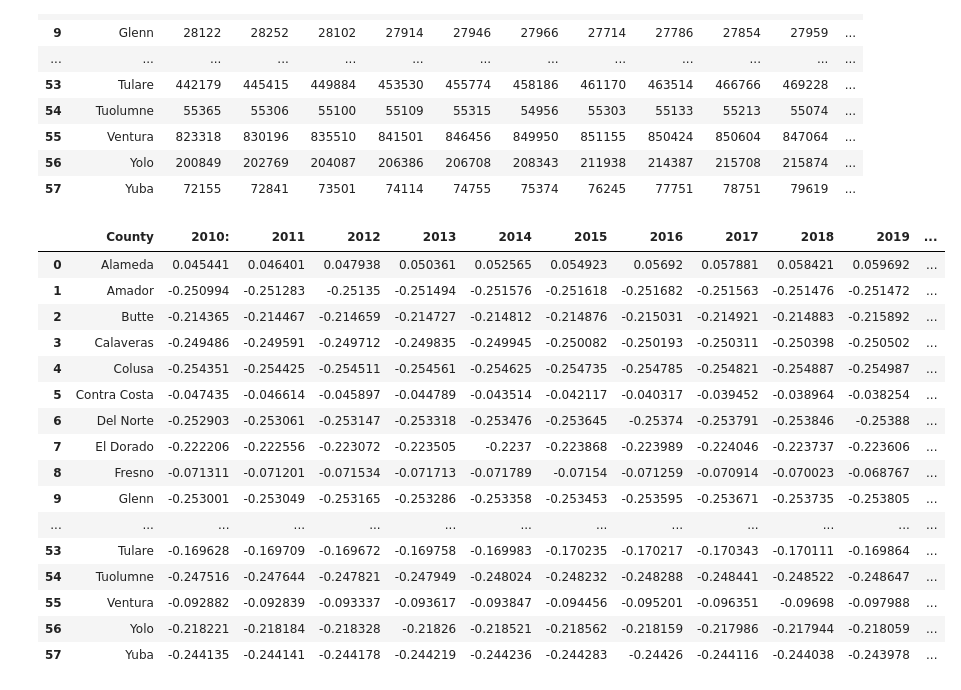
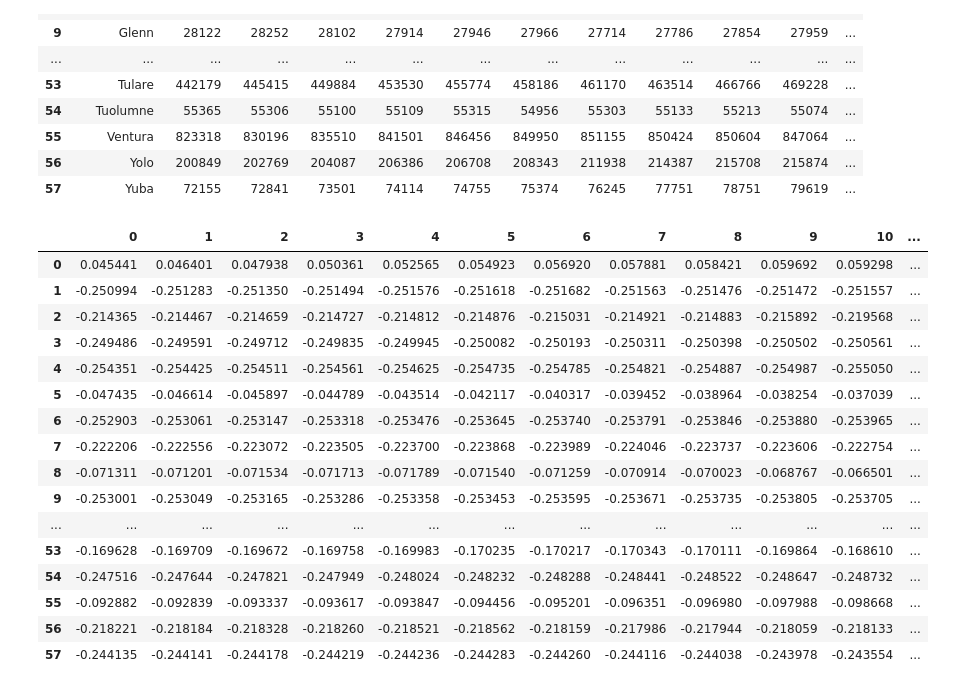
Before and after one commit to kellerl7/SIADS_Milestone_1, a Jupyter notebook: California_Population.ipynb, the cells around one changed output. Cells and saved outputs as stored; diff of their text form; code cells hidden in the pictures.

```diff
--- a/California_Population.ipynb
+++ b/California_Population.ipynb
@@ -67,28 +67,28 @@ merged_pop_df
 # %%
 from sklearn.preprocessing import StandardScaler
 
 # Initialize the StandardScaler
 scaler = StandardScaler()
 
 # Scale the data, skipping the first column which contains the county names
-merged_pop_df.iloc[:, 1:] = scaler.fit_transform(merged_pop_df.iloc[:, 1:])
-merged_pop_df = pd.DataFrame(merged_pop_df)
-merged_pop_df
+pop_z_score = merged_pop_df.iloc[:, 1:] = scaler.fit_transform(merged_pop_df.iloc[:, 1:])
+pop_z_score = pd.DataFrame(pop_z_score)
+pop_z_score
 # %% [output]
-|  | County | 2010: | 2011 | 2012 | 2013 | 2014 | 2015 | 2016 | 2017 | 2018 | 2019 | ... |
-| 0 | Alameda | 0.045441 | 0.046401 | 0.047938 | 0.050361 | 0.052565 | 0.054923 | 0.05692 | 0.057881 | 0.058421 | 0.059692 | ... |
-| 1 | Amador | -0.250994 | -0.251283 | -0.25135 | -0.251494 | -0.251576 | -0.251618 | -0.251682 | -0.251563 | -0.251476 | -0.251472 | ... |
-| 2 | Butte | -0.214365 | -0.214467 | -0.214659 | -0.214727 | -0.214812 | -0.214876 | -0.215031 | -0.214921 | -0.214883 | -0.215892 | ... |
-| 3 | Calaveras | -0.249486 | -0.249591 | -0.249712 | -0.249835 | -0.249945 | -0.250082 | -0.250193 | -0.250311 | -0.250398 | -0.250502 | ... |
-| 4 | Colusa | -0.254351 | -0.254425 | -0.254511 | -0.254561 | -0.254625 | -0.254735 | -0.254785 | -0.254821 | -0.254887 | -0.254987 | ... |
-| 5 | Contra Costa | -0.047435 | -0.046614 | -0.045897 | -0.044789 | -0.043514 | -0.042117 | -0.040317 | -0.039452 | -0.038964 | -0.038254 | ... |
-| 6 | Del Norte | -0.252903 | -0.253061 | -0.253147 | -0.253318 | -0.253476 | -0.253645 | -0.25374 | -0.253791 | -0.253846 | -0.25388 | ... |
-| 7 | El Dorado | -0.222206 | -0.222556 | -0.223072 | -0.223505 | -0.2237 | -0.223868 | -0.223989 | -0.224046 | -0.223737 | -0.223606 | ... |
-| 8 | Fresno | -0.071311 | -0.071201 | -0.071534 | -0.071713 | -0.071789 | -0.07154 | -0.071259 | -0.070914 | -0.070023 | -0.068767 | ... |
-| 9 | Glenn | -0.253001 | -0.253049 | -0.253165 | -0.253286 | -0.253358 | -0.253453 | -0.253595 | -0.253671 | -0.253735 | -0.253805 | ... |
+|  | 0 | 1 | 2 | 3 | 4 | 5 | 6 | 7 | 8 | 9 | 10 | ... |
+| 0 | 0.045441 | 0.046401 | 0.047938 | 0.050361 | 0.052565 | 0.054923 | 0.056920 | 0.057881 | 0.058421 | 0.059692 | 0.059298 | ... |
+| 1 | -0.250994 | -0.251283 | -0.251350 | -0.251494 | -0.251576 | -0.251618 | -0.251682 | -0.251563 | -0.251476 | -0.251472 | -0.251557 | ... |
+| 2 | -0.214365 | -0.214467 | -0.214659 | -0.214727 | -0.214812 | -0.214876 | -0.215031 | -0.214921 | -0.214883 | -0.215892 | -0.219568 | ... |
+| 3 | -0.249486 | -0.249591 | -0.249712 | -0.249835 | -0.249945 | -0.250082 | -0.250193 | -0.250311 | -0.250398 | -0.250502 | -0.250561 | ... |
+| 4 | -0.254351 | -0.254425 | -0.254511 | -0.254561 | -0.254625 | -0.254735 | -0.254785 | -0.254821 | -0.254887 | -0.254987 | -0.255050 | ... |
+| 5 | -0.047435 | -0.046614 | -0.045897 | -0.044789 | -0.043514 | -0.042117 | -0.040317 | -0.039452 | -0.038964 | -0.038254 | -0.037039 | ... |
+| 6 | -0.252903 | -0.253061 | -0.253147 | -0.253318 | -0.253476 | -0.253645 | -0.253740 | -0.253791 | -0.253846 | -0.253880 | -0.253965 | ... |
+| 7 | -0.222206 | -0.222556 | -0.223072 | -0.223505 | -0.223700 | -0.223868 | -0.223989 | -0.224046 | -0.223737 | -0.223606 | -0.222754 | ... |
+| 8 | -0.071311 | -0.071201 | -0.071534 | -0.071713 | -0.071789 | -0.071540 | -0.071259 | -0.070914 | -0.070023 | -0.068767 | -0.066501 | ... |
+| 9 | -0.253001 | -0.253049 | -0.253165 | -0.253286 | -0.253358 | -0.253453 | -0.253595 | -0.253671 | -0.253735 | -0.253805 | -0.253705 | ... |
 | ... | ... | ... | ... | ... | ... | ... | ... | ... | ... | ... | ... | ... |
-| 53 | Tulare | -0.169628 | -0.169709 | -0.169672 | -0.169758 | -0.169983 | -0.170235 | -0.170217 | -0.170343 | -0.170111 | -0.169864 | ... |
-| 54 | Tuolumne | -0.247516 | -0.247644 | -0.247821 | -0.247949 | -0.248024 | -0.248232 | -0.248288 | -0.248441 | -0.248522 | -0.248647 | ... |
-| 55 | Ventura | -0.092882 | -0.092839 | -0.093337 | -0.093617 | -0.093847 | -0.094456 | -0.095201 | -0.096351 | -0.09698 | -0.097988 | ... |
-| 56 | Yolo | -0.218221 | -0.218184 | -0.218328 | -0.21826 | -0.218521 | -0.218562 | -0.218159 | -0.217986 | -0.217944 | -0.218059 | ... |
-| 57 | Yuba | -0.244135 | -0.244141 | -0.244178 | -0.244219 | -0.244236 | -0.244283 | -0.24426 | -0.244116 | -0.244038 | -0.243978 | ... |
+| 53 | -0.169628 | -0.169709 | -0.169672 | -0.169758 | -0.169983 | -0.170235 | -0.170217 | -0.170343 | -0.170111 | -0.169864 | -0.168610 | ... |
+| 54 | -0.247516 | -0.247644 | -0.247821 | -0.247949 | -0.248024 | -0.248232 | -0.248288 | -0.248441 | -0.248522 | -0.248647 | -0.248732 | ... |
+| 55 | -0.092882 | -0.092839 | -0.093337 | -0.093617 | -0.093847 | -0.094456 | -0.095201 | -0.096351 | -0.096980 | -0.097988 | -0.098668 | ... |
+| 56 | -0.218221 | -0.218184 | -0.218328 | -0.218260 | -0.218521 | -0.218562 | -0.218159 | -0.217986 | -0.217944 | -0.218059 | -0.218133 | ... |
+| 57 | -0.244135 | -0.244141 | -0.244178 | -0.244219 | -0.244236 | -0.244283 | -0.244260 | -0.244116 | -0.244038 | -0.243978 | -0.243554 | ... |
```
